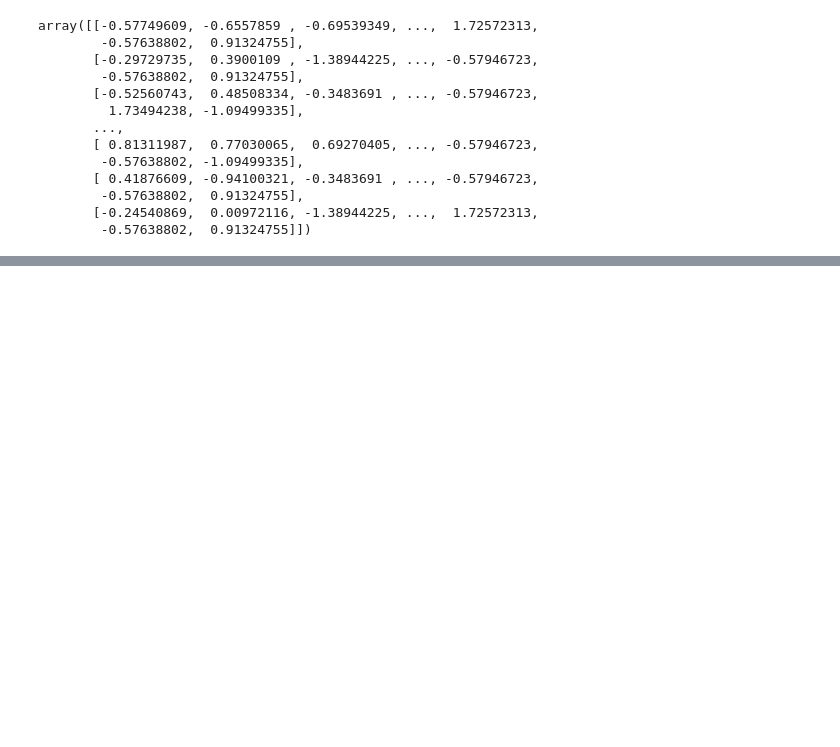
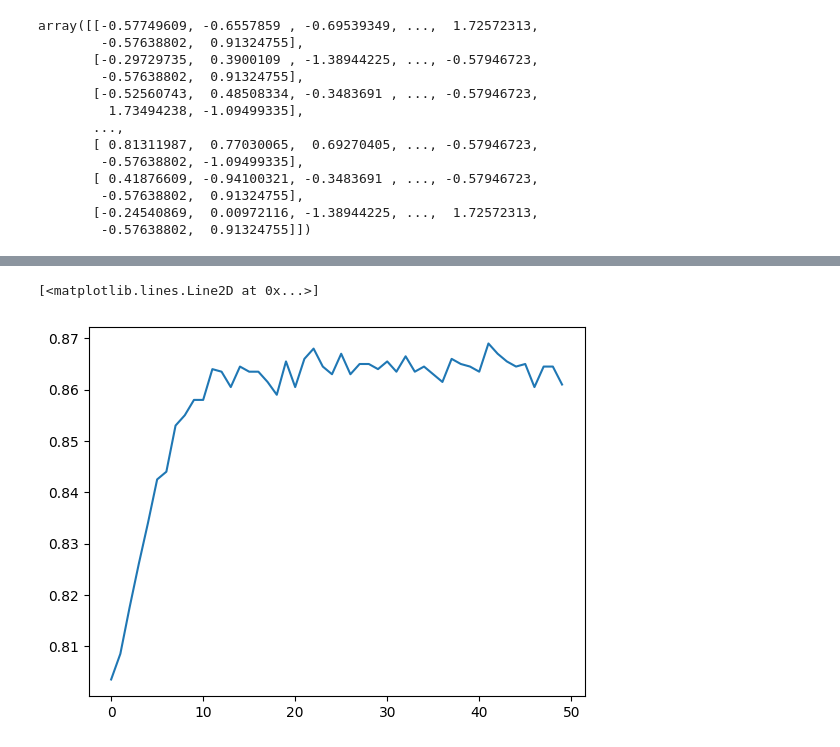
Before and after one commit to stackSentinel-32/deep-learning-lab, a Jupyter notebook: churn_predition.ipynb/d/artifact.ipynb, the cells around one changed output, grey strips where cells are left out. Drawn from its saved outputs; the diff is of its cells as text; code cells hidden in the pictures; blank space fills up the shorter version.

```diff
--- a/churn_predition.ipynb/d/artifact.ipynb
+++ b/churn_predition.ipynb/d/artifact.ipynb
@@ -132,0 +269,5 @@ from tensorflow.keras.layers import Dense
+# %%
+plt.plot(history.history['val_accuracy'])
+# %% [output]
+[<matplotlib.lines.Line2D at 0x...>]
+[figure, added]
```
Also changed, not shown: parts of 15 cells of this notebook.
